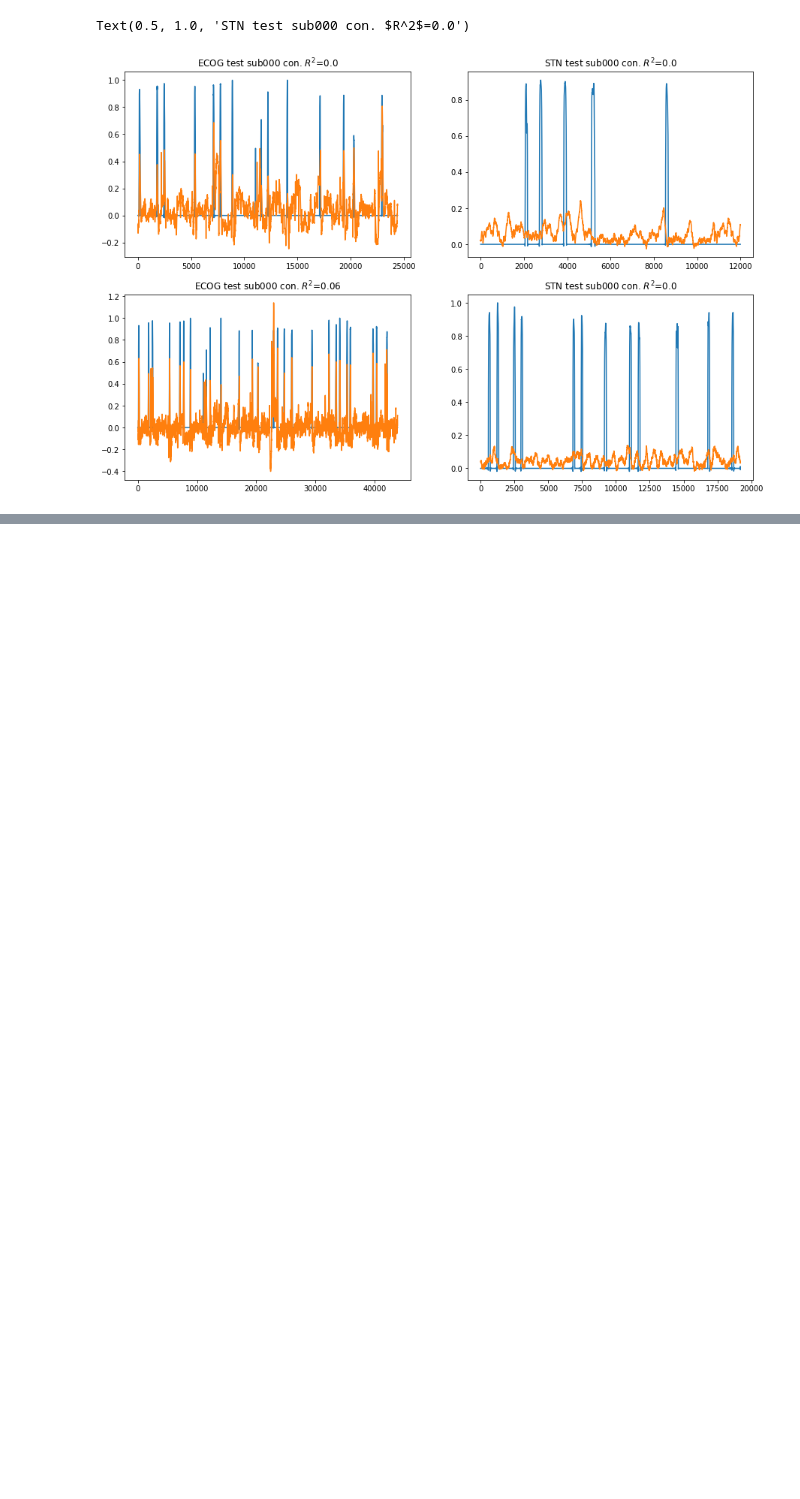
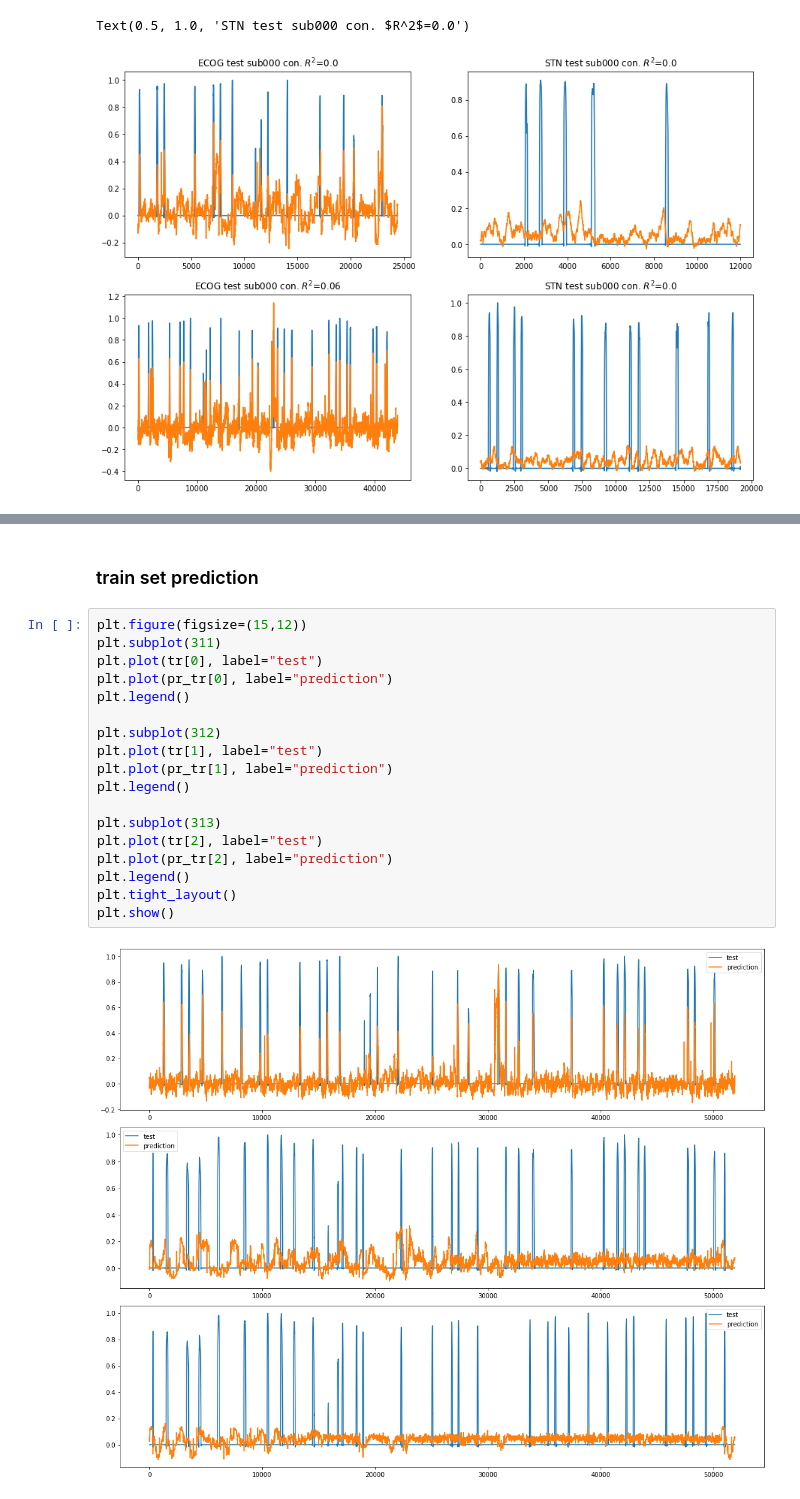
Before and after one commit to neuromodulation/icn, a Jupyter notebook: ECOG_vs_STN/NN_test/testEEGNet.ipynb, the cells around one changed output, grey strips where cells are left out. Saved outputs shown, nothing was run; the diff lists cells and outputs as text; blank space fills up the shorter version.

```diff
--- a/ECOG_vs_STN/NN_test/testEEGNet.ipynb
+++ b/ECOG_vs_STN/NN_test/testEEGNet.ipynb
@@ -400,0 +589,22 @@ Text(0.5, 1.0, 'STN test sub000 con. $R^2$=0.0')
+# %% [markdown]
+### train set prediction
+# %%
+plt.figure(figsize=(15,12))
+plt.subplot(311)
+plt.plot(tr[0], label="test")
+plt.plot(pr_tr[0], label="prediction")
+plt.legend()
+
+plt.subplot(312)
+plt.plot(tr[1], label="test")
+plt.plot(pr_tr[1], label="prediction")
+plt.legend()
+
+plt.subplot(313)
+plt.plot(tr[2], label="test")
+plt.plot(pr_tr[2], label="prediction")
+plt.legend()
+plt.tight_layout()
+plt.show()
+# %% [output]
+[figure, added]
```
Also changed, not shown: parts of 9 cells of this notebook, 2 other files.
